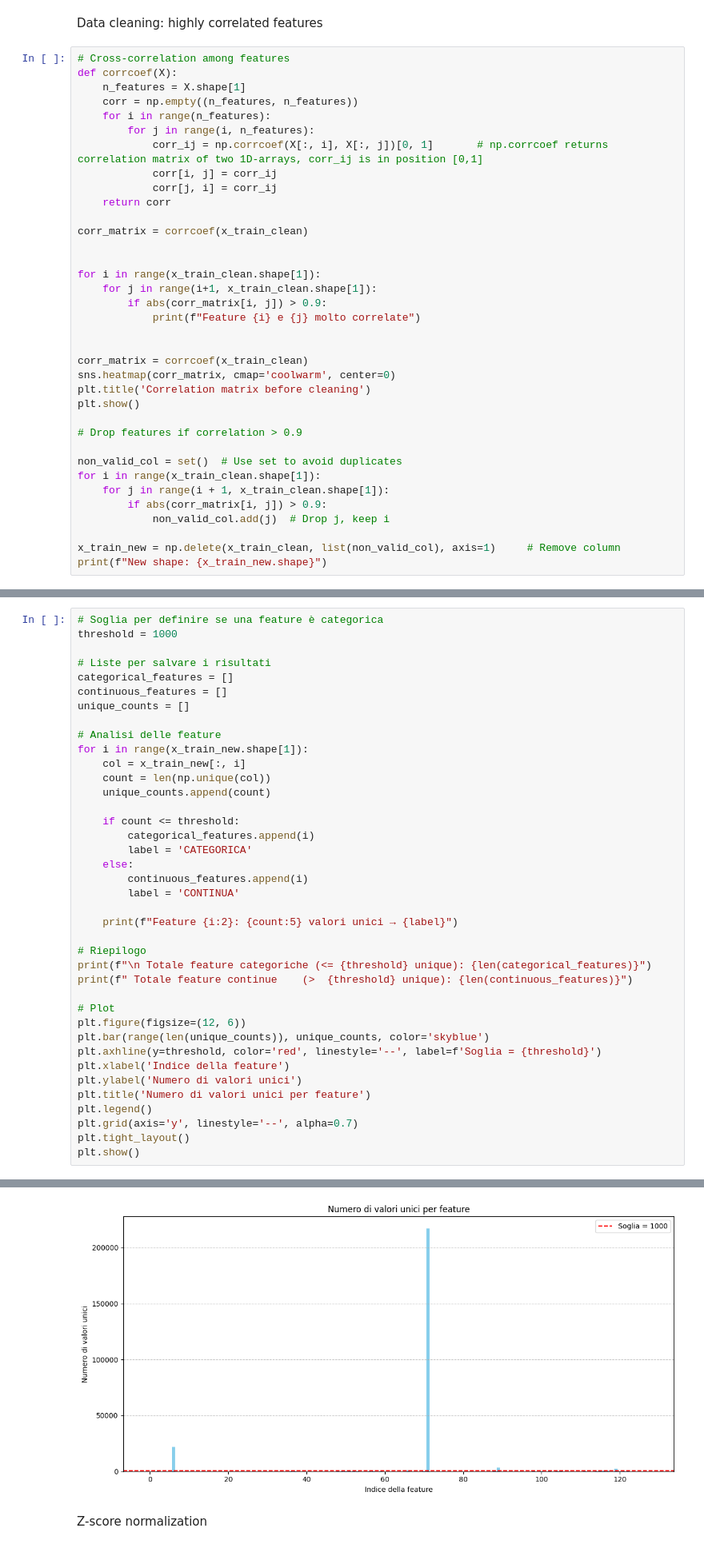
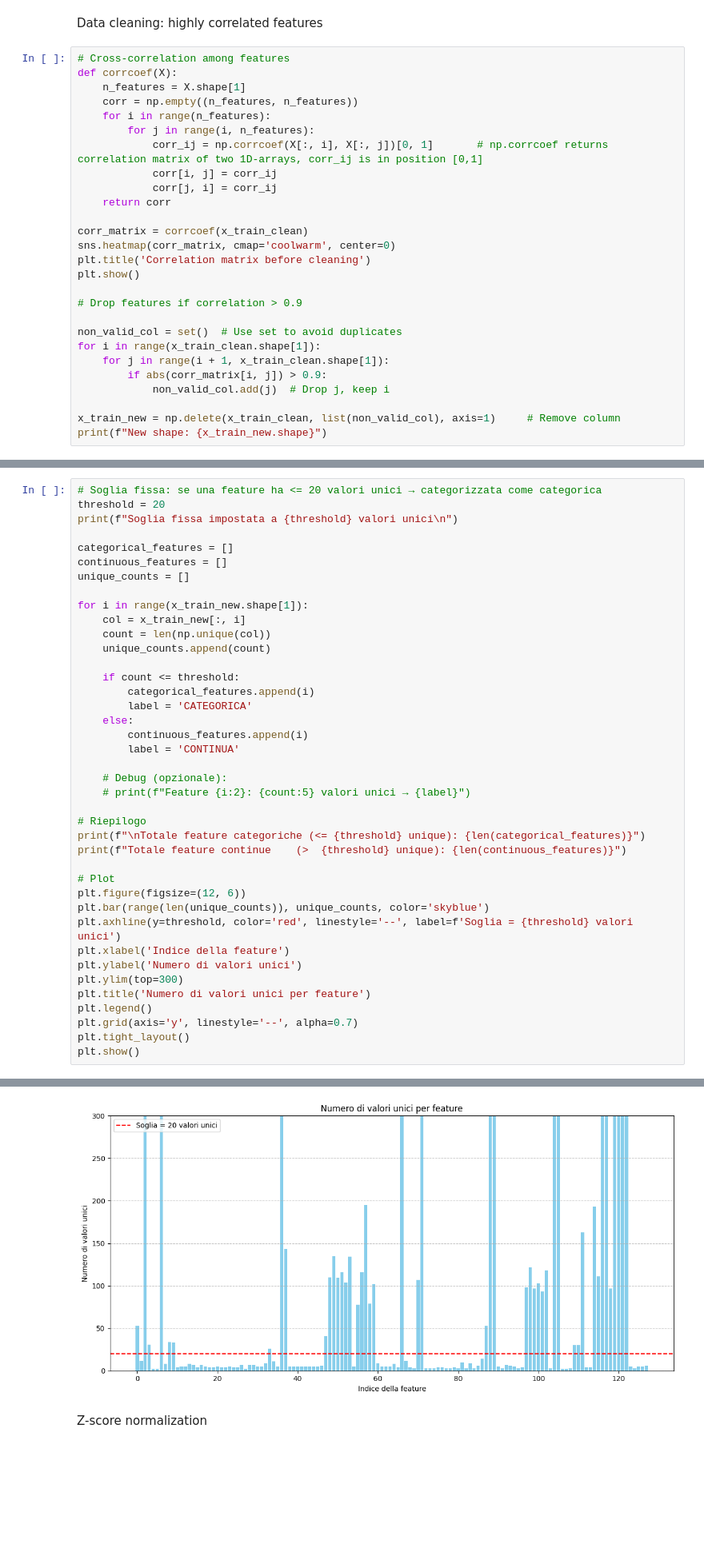
Before and after one commit to martiiiina/fantasy_group, a Jupyter notebook: eda.ipynb, the cells around one changed output, grey strips where cells are left out. Shown at 80% size. Saved outputs shown, nothing was run; the diff lists cells and outputs as text; blank space fills up the shorter version.

```diff
--- a/eda.ipynb
+++ b/eda.ipynb
@@ -66,15 +75,6 @@ def corrcoef(X):
             corr[i, j] = corr_ij
             corr[j, i] = corr_ij
     return corr
-
-corr_matrix = corrcoef(x_train_clean)
-
-
-for i in range(x_train_clean.shape[1]):
-    for j in range(i+1, x_train_clean.shape[1]):
-        if abs(corr_matrix[i, j]) > 0.9:
-            print(f"Feature {i} e {j} molto correlate")
-
 
 corr_matrix = corrcoef(x_train_clean)
 sns.heatmap(corr_matrix, cmap='coolwarm', center=0)
@@ -114,13 +97,12 @@ New shape: (328135, 128)
 # %%
-# Soglia per definire se una feature è categorica
-threshold = 1000
+# Soglia fissa: se una feature ha <= 20 valori unici → categorizzata come categorica
+threshold = 20
+print(f"Soglia fissa impostata a {threshold} valori unici\n")
 
-# Liste per salvare i risultati
 categorical_features = []
 continuous_features = []
 unique_counts = []
 
-# Analisi delle feature
 for i in range(x_train_new.shape[1]):
     col = x_train_new[:, i]
     count = len(np.unique(col))
@@ -133,18 +115,20 @@ for i in range(x_train_new.shape[1]):
         continuous_features.append(i)
         label = 'CONTINUA'
 
-    print(f"Feature {i:2}: {count:5} valori unici → {label}")
+    # Debug (opzionale):
+    # print(f"Feature {i:2}: {count:5} valori unici → {label}")
 
 # Riepilogo
-print(f"\n Totale feature categoriche (<= {threshold} unique): {len(categorical_features)}")
-print(f" Totale feature continue    (>  {threshold} unique): {len(continuous_features)}")
+print(f"\nTotale feature categoriche (<= {threshold} unique): {len(categorical_features)}")
+print(f"Totale feature continue    (>  {threshold} unique): {len(continuous_features)}")
 
 # Plot
 plt.figure(figsize=(12, 6))
 plt.bar(range(len(unique_counts)), unique_counts, color='skyblue')
-plt.axhline(y=threshold, color='red', linestyle='--', label=f'Soglia = {threshold}')
+plt.axhline(y=threshold, color='red', linestyle='--', label=f'Soglia = {threshold} valori unici')
 plt.xlabel('Indice della feature')
 plt.ylabel('Numero di valori unici')
+plt.ylim(top=300)
 plt.title('Numero di valori unici per feature')
 plt.legend()
 plt.grid(axis='y', linestyle='--', alpha=0.7)
@@ -171,4 +143,4 @@ Feature 127:     6 valori unici → CATEGORICA
-[figure, old version]
+[figure, new version]
 # %% [markdown]
 Z-score normalization
 # %%
```
Also changed, not shown: parts of 8 cells of this notebook.
